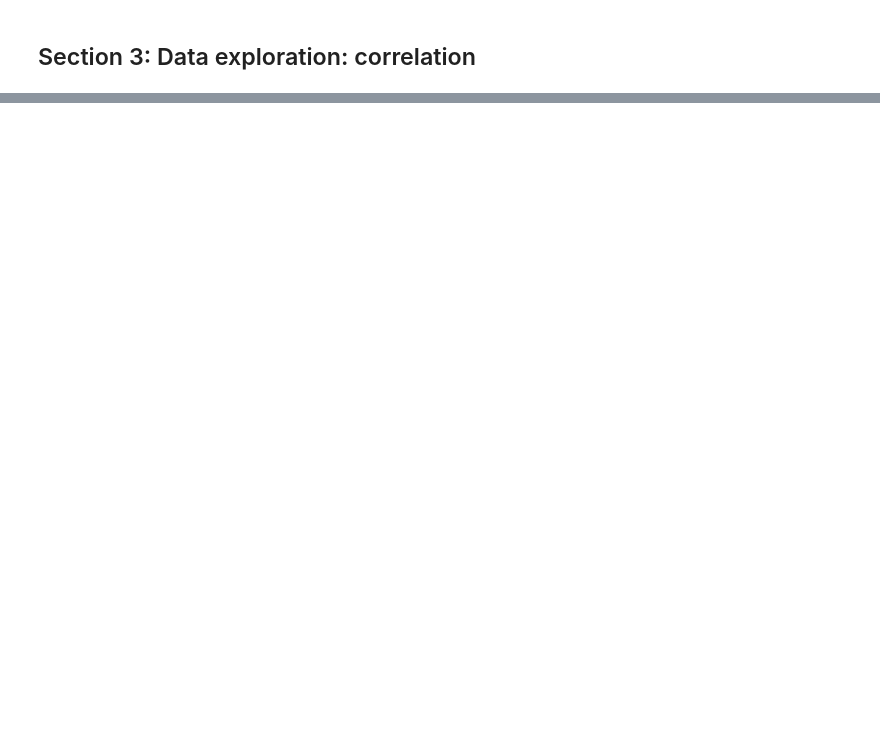
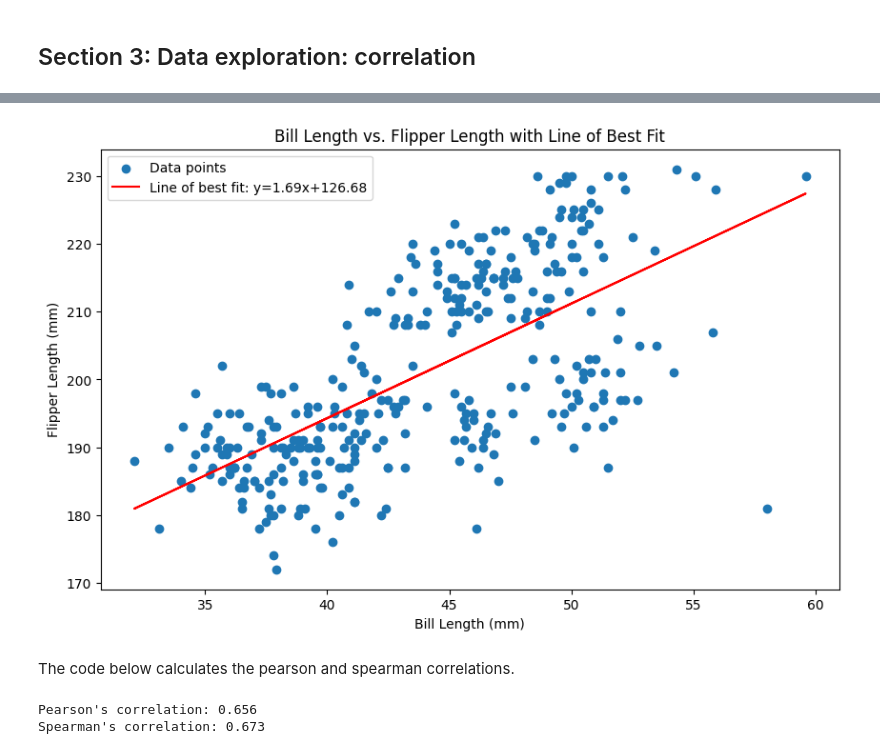
Before and after one commit to BIOL359A-FoundationsOfQBio-Spr25/week1_distributions, a Jupyter notebook: week1_distributions.ipynb, the cells around one changed output, grey strips where cells are left out. Cells and saved outputs as stored; diff of their text form; code cells hidden in the pictures; blank space fills up the shorter version.

```diff
--- a/week1_distributions.ipynb
+++ b/week1_distributions.ipynb
@@ -512,0 +752,32 @@ VBox(children=(Output(), HBox(children=(HTML(value='Average Visits:', layout=Lay
+# %%
+# Calculate the line of best fit
+slope, intercept, r_value, p_value, std_err = stats.linregress(bill_length, flipper_length)
+line = slope * bill_length + intercept
+
+# Plot the data
+plt.figure(figsize=(10, 6))
+plt.scatter(bill_length, flipper_length, label='Data points')
+
+# Plot the line of best fit
+plt.plot(bill_length, line, color='red', label=f'Line of best fit: y={slope:.2f}x+{intercept:.2f}')
+
+plt.title('Bill Length vs. Flipper Length with Line of Best Fit')
+plt.xlabel('Bill Length (mm)')
+plt.ylabel('Flipper Length (mm)')
+plt.legend()
+plt.show()
+# %% [output]
+[figure, added]
+# %% [markdown]
+The code below calculates the pearson and spearman correlations.
+# %%
+# Calculate Pearson's correlation
+pearson_corr, _ = stats.pearsonr(bill_length, flipper_length)
+print(f"Pearson's correlation: {pearson_corr:.3f}")
+
+# Calculate Spearman's correlation
+spearman_corr, _ = stats.spearmanr(bill_length, flipper_length)
+print(f"Spearman's correlation: {spearman_corr:.3f}")
+# %% [output]
+Pearson's correlation: 0.656
+Spearman's correlation: 0.673
```
Also changed, not shown: parts of 37 cells of this notebook.
